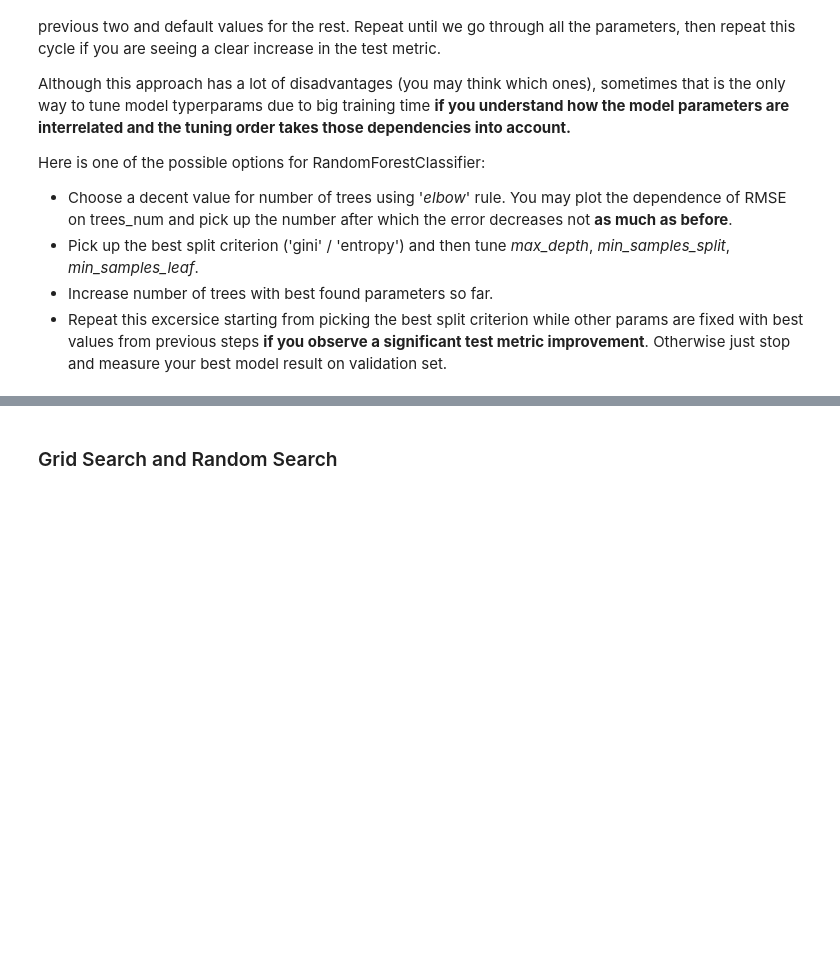
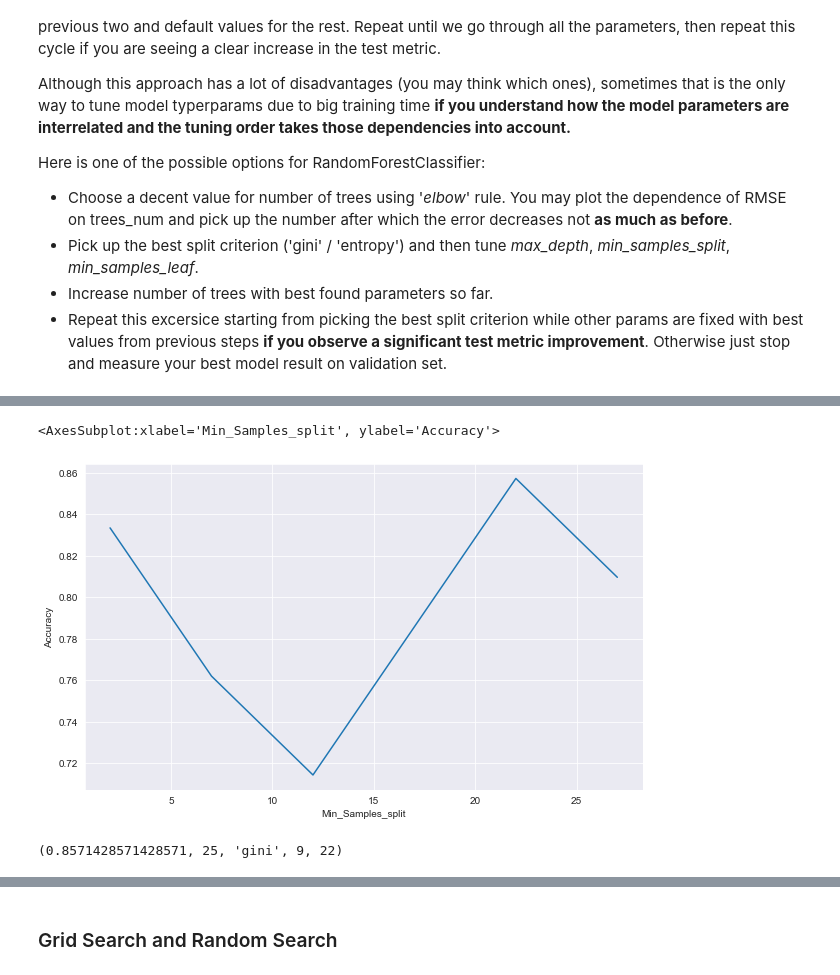
Before and after one commit to andapka/Rolling-Scopes-course, a Jupyter notebook: 6_Trees/trees_shchahlou.ipynb, the cells around one changed output, grey strips where cells are left out. Cells and saved outputs as stored; diff of their text form; code cells hidden in the pictures; blank space fills up the shorter version.

```diff
--- a/6_Trees/trees_shchahlou.ipynb
+++ b/6_Trees/trees_shchahlou.ipynb
@@ -629,0 +534,23 @@ np.max(accuracy_results), best_number_2, best_criterion, best_criterion_2, best_
+# %%
+min_samples_split = [*range(2, 30, 5)]
+accuracy_test = []
+clf = RandomForestClassifier(n_estimators=best_number,
+                             criterion=best_criterion,
+                             max_depth = best_depth,
+                             random_state=42)
+for element in min_samples_split:
+    clf.set_params(min_samples_split=element)
+    clf.fit(X_train, y_train)
+    y_pred = clf.predict(X_test)
+    accuracy_test.append(accuracy_score(y_test, y_pred))
+plt.figure(figsize=(10,6))
+accuracy_df = pd.DataFrame({'min_samples_split': min_samples_split, 'Accuracy': accuracy_test})
+sns.lineplot(data=accuracy_df, x="min_samples_split", y="Accuracy")
+# %% [output]
+<AxesSubplot:xlabel='Min_Samples_split', ylabel='Accuracy'>
+[figure, added]
+# %%
+best_min_samples_split = min_samples_split[np.argmax(accuracy_test)]
+np.max(accuracy_test), best_number, best_criterion, best_depth, best_min_samples_split
+# %% [output]
+(0.8571428571428571, 25, 'gini', 9, 22)
```
Also changed, not shown: parts of 64 cells of this notebook, 1 other file.
